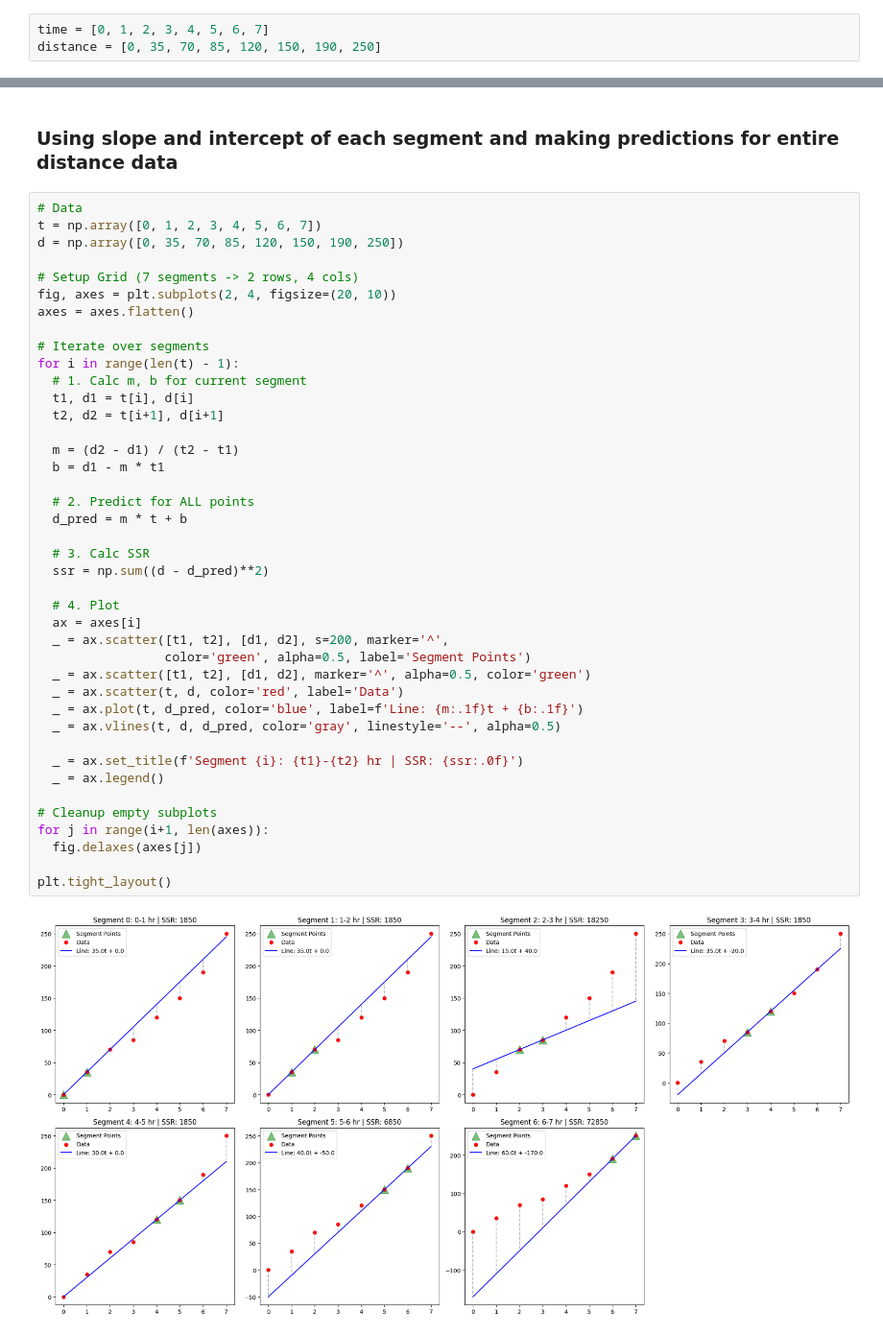
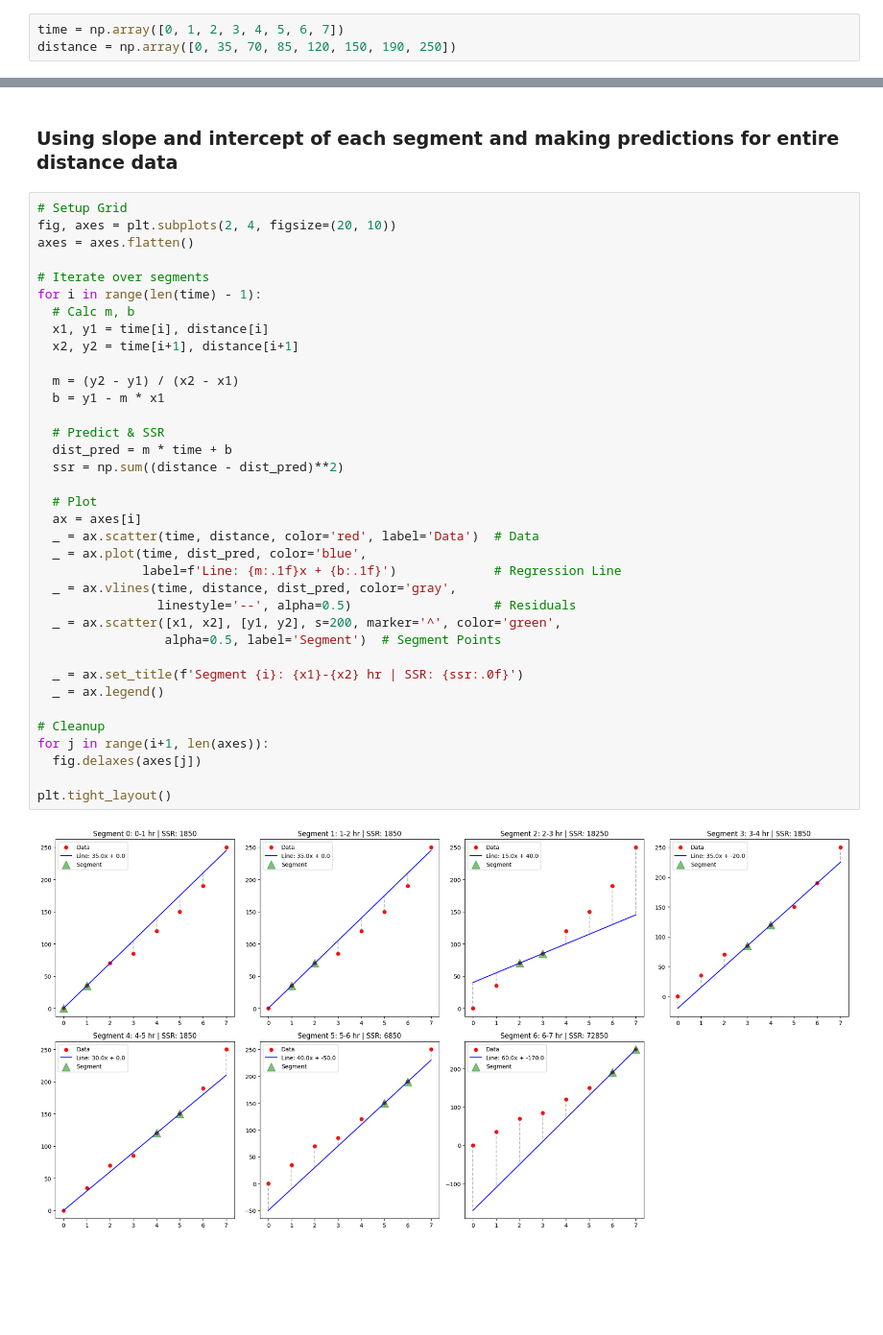
Before and after one commit to k26rahul/dl-and-genai, a Jupyter notebook: week-1/time-vs-distance.ipynb, the cells around one changed output, grey strips where cells are left out. Shown at 96% size. Saved outputs shown, nothing was run; the diff lists cells and outputs as text; blank space fills up the shorter version.

Commit message:
week-1\demo-time-vs-distance.ipynb

```diff
--- a/week-1/time-vs-distance.ipynb
+++ b/week-1/time-vs-distance.ipynb
@@ -26,8 +26,8 @@ $$m = \frac{\text{Rise}}{\text{Run}} = \frac{\Delta y}{\Delta x}$$
 import numpy as np
 import matplotlib.pyplot as plt
 # %%
-time = [0, 1, 2, 3, 4, 5, 6, 7]
-distance = [0, 35, 70, 85, 120, 150, 190, 250]
+time = np.array([0, 1, 2, 3, 4, 5, 6, 7])
+distance = np.array([0, 35, 70, 85, 120, 150, 190, 250])
 # %%
 _ = plt.plot(time, distance)
 _ = plt.scatter(time, distance)
@@ -101,45 +94,40 @@ For line segment between (6, 190), (7, 250)
 # %% [markdown]
 ### Using slope and intercept of each segment and making predictions for entire distance data
 # %%
-# Data
-t = np.array([0, 1, 2, 3, 4, 5, 6, 7])
-d = np.array([0, 35, 70, 85, 120, 150, 190, 250])
-
-# Setup Grid (7 segments -> 2 rows, 4 cols)
+# Setup Grid
 fig, axes = plt.subplots(2, 4, figsize=(20, 10))
 axes = axes.flatten()
 
 # Iterate over segments
-for i in range(len(t) - 1):
-  # 1. Calc m, b for current segment
-  t1, d1 = t[i], d[i]
-  t2, d2 = t[i+1], d[i+1]
+for i in range(len(time) - 1):
+  # Calc m, b
+  x1, y1 = time[i], distance[i]
+  x2, y2 = time[i+1], distance[i+1]
 
-  m = (d2 - d1) / (t2 - t1)
-  b = d1 - m * t1
+  m = (y2 - y1) / (x2 - x1)
+  b = y1 - m * x1
 
-  # 2. Predict for ALL points
-  d_pred = m * t + b
+  # Predict & SSR
+  dist_pred = m * time + b
+  ssr = np.sum((distance - dist_pred)**2)
 
-  # 3. Calc SSR
-  ssr = np.sum((d - d_pred)**2)
+  # Plot
+  ax = axes[i]
+  _ = ax.scatter(time, distance, color='red', label='Data')  # Data
+  _ = ax.plot(time, dist_pred, color='blue',
+              label=f'Line: {m:.1f}x + {b:.1f}')             # Regression Line
+  _ = ax.vlines(time, distance, dist_pred, color='gray',
+                linestyle='--', alpha=0.5)                   # Residuals
+  _ = ax.scatter([x1, x2], [y1, y2], s=200, marker='^', color='green',
+                 alpha=0.5, label='Segment')  # Segment Points
 
-  # 4. Plot
-  ax = axes[i]
-  _ = ax.scatter([t1, t2], [d1, d2], s=200, marker='^',
-                 color='green', alpha=0.5, label='Segment Points')
-  _ = ax.scatter([t1, t2], [d1, d2], marker='^', alpha=0.5, color='green')
-  _ = ax.scatter(t, d, color='red', label='Data')
-  _ = ax.plot(t, d_pred, color='blue', label=f'Line: {m:.1f}t + {b:.1f}')
-  _ = ax.vlines(t, d, d_pred, color='gray', linestyle='--', alpha=0.5)
-
-  _ = ax.set_title(f'Segment {i}: {t1}-{t2} hr | SSR: {ssr:.0f}')
+  _ = ax.set_title(f'Segment {i}: {x1}-{x2} hr | SSR: {ssr:.0f}')
   _ = ax.legend()
 
-# Cleanup empty subplots
+# Cleanup
 for j in range(i+1, len(axes)):
   fig.delaxes(axes[j])
 
 plt.tight_layout()
 # %% [output]
-[figure, old version]
+[figure, new version]
```
Also changed, not shown: parts of 5 cells of this notebook, 2 other files.
